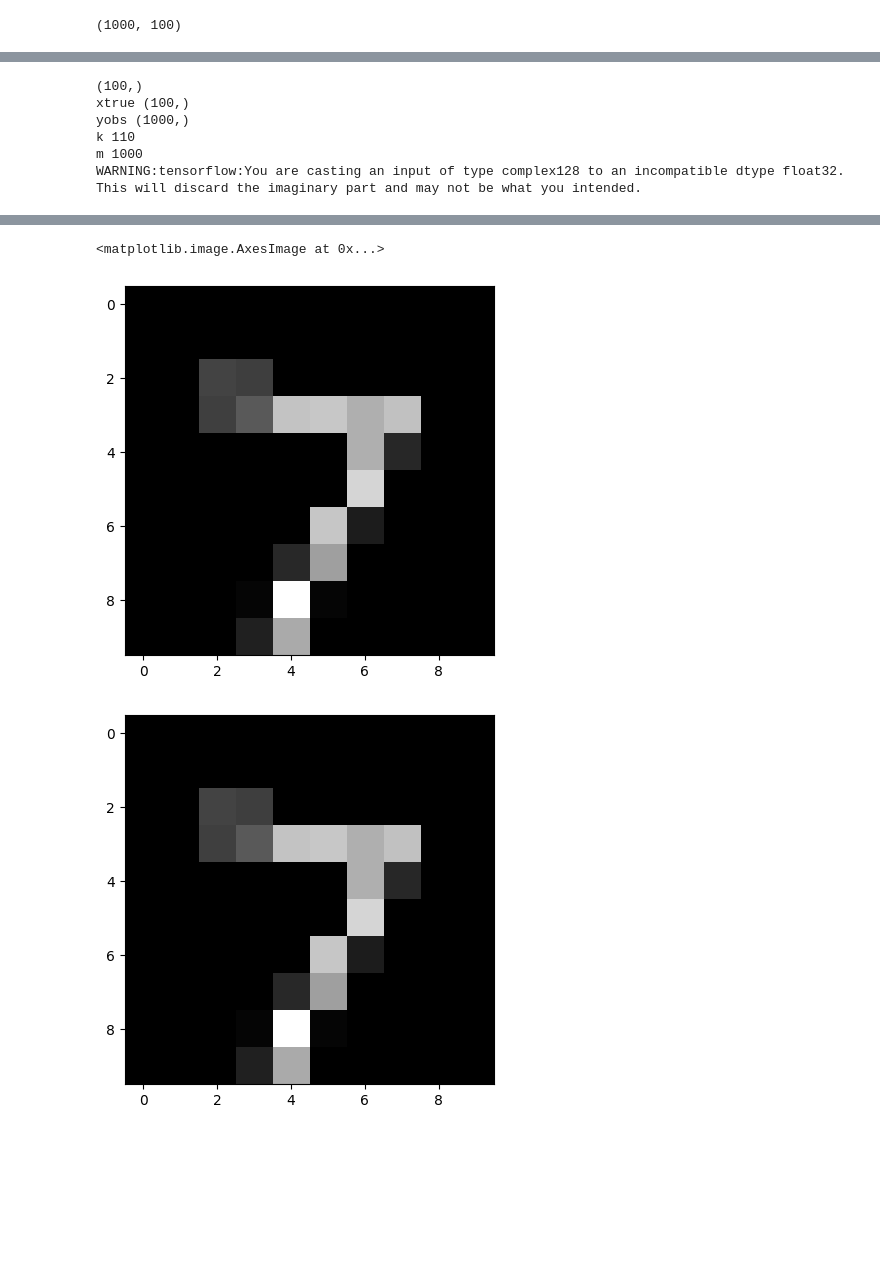
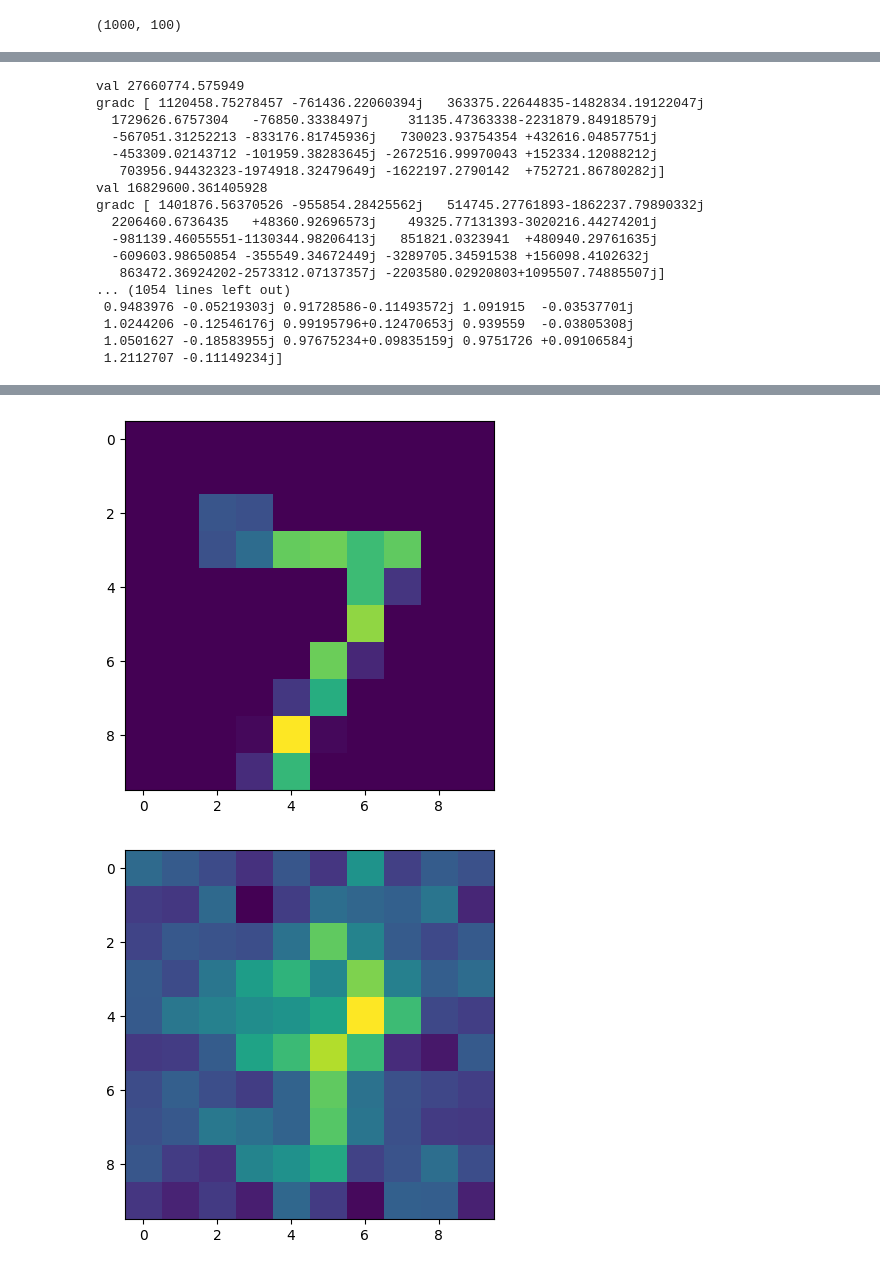
Before and after one commit to Ava99999/signal-thesis, a Jupyter notebook: complex autoencoder/main_autocomplex.ipynb, the cells around one changed output, grey strips where cells are left out. Saved outputs shown, nothing was run; the diff lists cells and outputs as text; code cells hidden in the pictures; blank space fills up the shorter version.

```diff
--- a/complex autoencoder/main_autocomplex.ipynb
+++ b/complex autoencoder/main_autocomplex.ipynb
@@ -138,9 +150,11 @@ EPOCHS = 2
 dataset = x_train_cx_reduced
 dataset_size = dataset.shape[0]
 reshape_dataset = tf.reshape(dataset, (dataset_size,-1))
-sample_shape = reshape_dataset.shape[-1]
-print(dataset_size)
-print(sample_shape)
+sample_shape = reshape_dataset.shape[-1] # data dimension
+latent_dim = 10 # reduction of data
+
+print("dataset_size", dataset_size)
+print("sample size", sample_shape)
 #train_dataset = tf.data.Dataset.from_tensor_slices(reshape_dataset).batch(1)
 
 train_dataset = (
@@ -149,8 +163,8 @@ train_dataset = (
     .batch(1)
 )
 
-encoder = autosetup.ComplexEncoder([50, 10])
-decoder = autosetup.ComplexDecoder([50, 100])
+encoder = autosetup.ComplexEncoder([50, latent_dim])
+decoder = autosetup.ComplexDecoder([50, sample_shape])
 
 # initialize layers: on first call their shape is set based on the shapes of the first data
 dummy = tf.zeros((1, sample_shape), dtype=tf.complex64)
@@ -419,16 +376,16 @@ def make_tensor(z):
 # wrapper for decoder to numpy function
 def decoderfunc_1D(z, decoder):
     '''
-    Converts the autoencoder.decoder function into a generative embedding function. Note that the tf decoder also returns flattened images.
+    Converts the autoencoder.decoder function into a generative embedding function
 
     input:
         z:              np.array of length (latent_dim)
         decoder:        custom class autosetup.ComplexDecoder, numpy.array(sample size, latent_dim) --> tensor(sample size, dim^2))
 
     output:
-        decoderfunc_1D: function that maps z to numpy array of lenght dim^2 (flattened original image)
+        decoderfunc_1D: function that maps z to numpy array of lenght dim^2 (flattened original image). flatten() ensures shape (n,) and not (1,n)
     '''
-    return decoder(tf.reshape(make_tensor(z), [1,-1])).numpy()
+    return decoder(tf.reshape(make_tensor(z), [1,-1])).numpy().flatten()
 
 # wrapper for Jacobian computation to numpy function
 def jac_decoder_1D(z, decoder):
@@ -557,8 +520,8 @@ def MaskedFourier(M):
 # %%
 # parameters
 mx      = 10       # number of masks
-nx      = shape[0]  # one side of the image
-n       = nx**2     # total length of one image
+n       = sample_shape     # total length of one image
+nx      = int(np.sqrt(sample_shape))  # one side of the image (only works if sample_shape is a square)
 # %%
 # define forward operator with binary masks
 m  = mx * n
@@ -737,23 +671,33 @@ gradc (10,)
 grad (20,)
 # %%
 # test with l2
-xtrue = x_test_small[0].numpy()
+xtrue = x_test_cx_small[0].numpy()
+xtrue_1D = xtrue.flatten()
+
 plt.figure()
-plt.imshow(xtrue)
+plt.imshow(np.imag(xtrue))
 
-xtrue_1D = xtrue.flatten()
-print(xtrue_1D.shape)
-
-error, xhat_corr, yobs = reconstruct(xtrue_1D, A, H, w=1, sigma=0, lmbda=0)
+error, xhat_corr, yobs = reconstruct(xtrue_1D, A, G, w=1, sigma=0.01, lmbda=0)
 
 xhat_corr = xhat_corr.reshape((nx,nx))
 
 plt.figure()
-plt.imshow(np.real(xhat_corr))
+plt.imshow(np.imag(xhat_corr))
 # %% [output]
-(100,)
-xtrue (100,)
-yobs (1000,)
-k 110
-m 1000
-WARNING:tensorflow:You are casting an input of type complex128 to an incompatible dtype float32.  This will discard the imaginary part and may not be what you intended.
+val 27660774.575949
+gradc [ 1120458.75278457 -761436.22060394j   363375.22644835-1482834.19122047j
+  1729626.6757304   -76850.3338497j     31135.47363338-2231879.84918579j
+  -567051.31252213 -833176.81745936j   730023.93754354 +432616.04857751j
+  -453309.02143712 -101959.38283645j -2672516.99970043 +152334.12088212j
+   703956.94432323-1974918.32479649j -1622197.2790142  +752721.86780282j]
+val 16829600.361405928
+gradc [ 1401876.56370526 -955854.28425562j   514745.27761893-1862237.79890332j
+  2206460.6736435   +48360.92696573j    49325.77131393-3020216.44274201j
+  -981139.46055551-1130344.98206413j   851821.0323941  +480940.29761635j
+  -609603.98650854 -355549.34672449j -3289705.34591538 +156098.4102632j
+   863472.36924202-2573312.07137357j -2203580.02920803+1095507.74885507j]
+... (1054 lines left out)
+ 0.9483976 -0.05219303j 0.91728586-0.11493572j 1.091915  -0.03537701j
+ 1.0244206 -0.12546176j 0.99195796+0.12470653j 0.939559  -0.03805308j
+ 1.0501627 -0.18583955j 0.97675234+0.09835159j 0.9751726 +0.09106584j
+ 1.2112707 -0.11149234j]
@@ -763,3 +705,2 @@ WARNING: You are casting an input of type complex128 to an incompatible dtype fl
-<matplotlib.image.AxesImage at 0x...>
-[figure, old version]
+[figure, new version]
-[figure, old version]
+[figure, new version]
```
Also changed, not shown: parts of 20 cells of this notebook, 3 other files.
